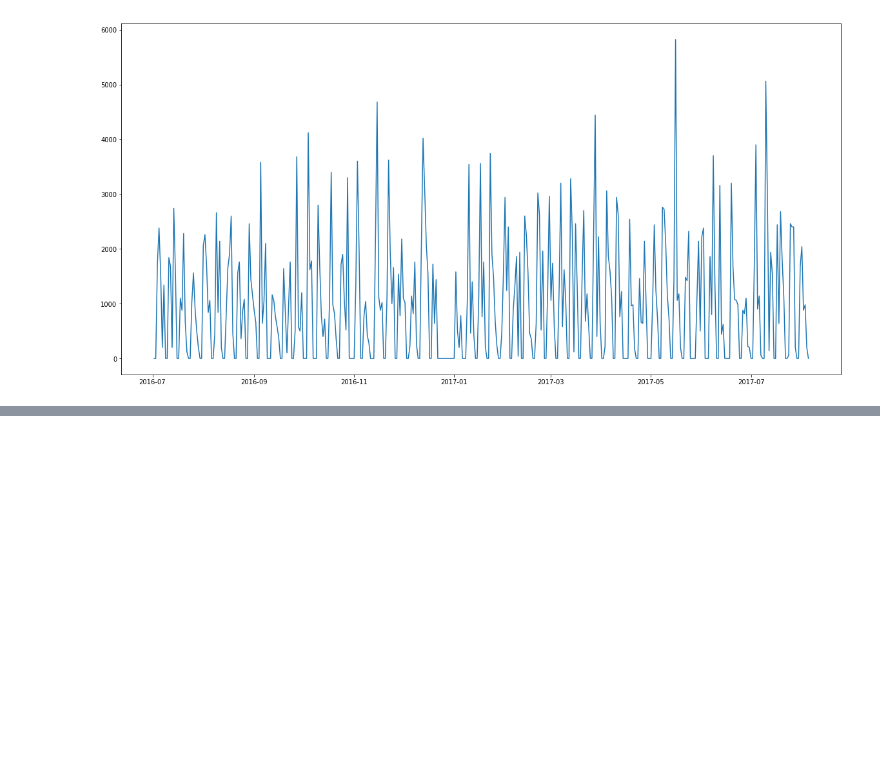
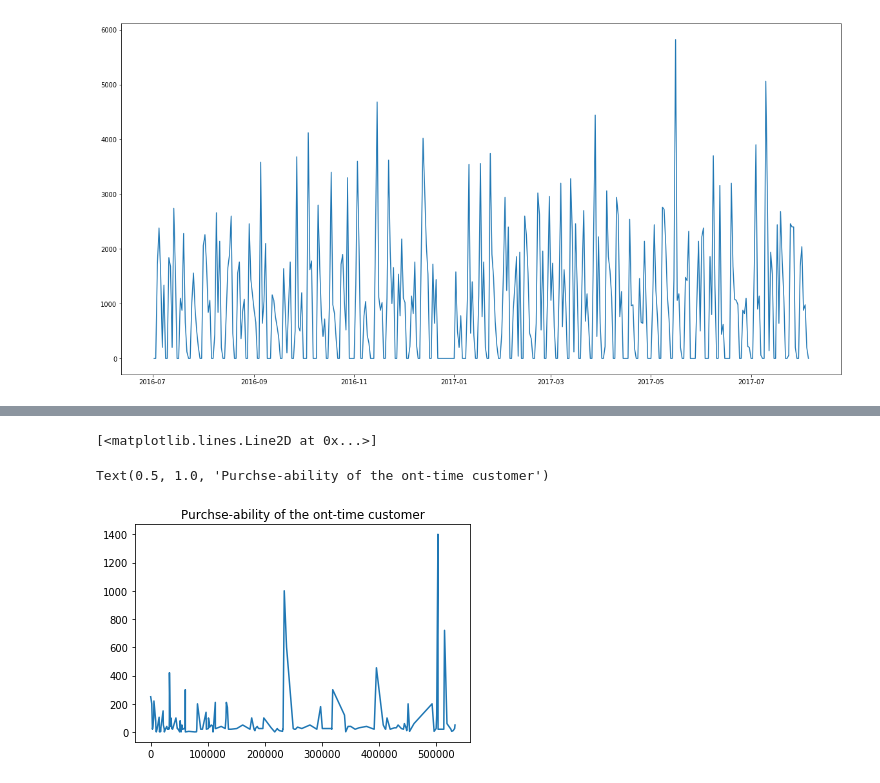
Before and after one commit to HuangYiran/schloetter, a Jupyter notebook: notebooks/First View.ipynb, the cells around one changed output, grey strips where cells are left out. Saved outputs shown, nothing was run; the diff lists cells and outputs as text; code cells hidden in the pictures; blank space fills up the shorter version.

```diff
--- a/notebooks/First View.ipynb
+++ b/notebooks/First View.ipynb
@@ -228,0 +343,7 @@ pd.to_pickle(df_200, '../results/df_200.pkl')
+# %%
+plt.plot(tmp['Menge'])
+plt.title('Purchse-ability of the ont-time customer')
+# %% [output]
+[<matplotlib.lines.Line2D at 0x...>]
+Text(0.5, 1.0, 'Purchse-ability of the ont-time customer')
+[figure, added]
```
Also changed, not shown: parts of 37 cells of this notebook.
